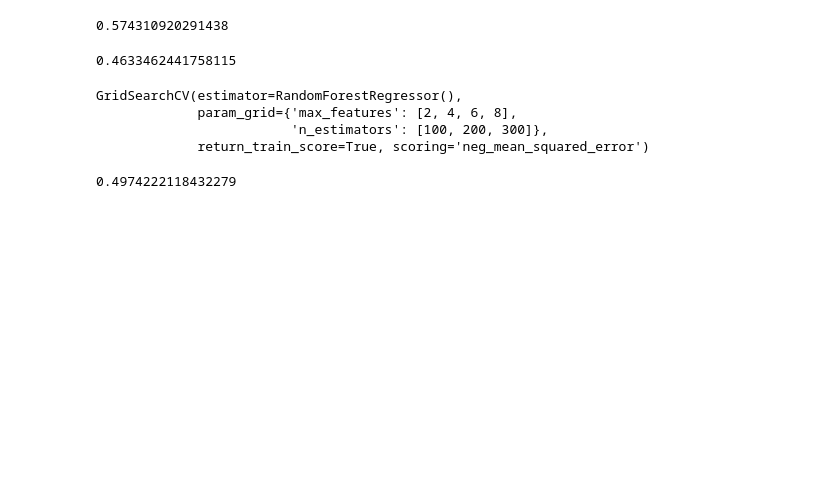
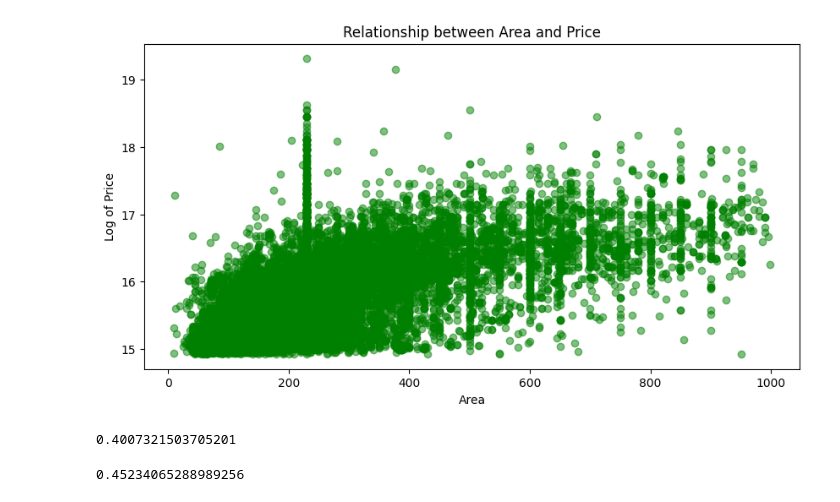
Before and after one commit to faris-agour/house-price-prediction, a Jupyter notebook: project.ipynb, the cells around one changed output. Saved outputs shown, nothing was run; the diff lists cells and outputs as text; code cells hidden in the pictures; blank space fills up the shorter version.

Commit message:
feat:Enhance the model

```diff
--- a/project.ipynb
+++ b/project.ipynb
@@ -91,39 +114,47 @@ from sklearn.preprocessing import StandardScaler
+# %%
+# Plot relationship between Area and Log Of Price
+
+plt.figure(figsize=(10, 5))
+plt.scatter(X['Area'], df["Price_log"], alpha=.5, c="g")
+plt.title('Relationship between Area and Price')
+plt.xlabel('Area')
+plt.ylabel('Log of Price')
+plt.show()
+# %% [output]
+[figure, added]
+# %%
+# Modeling the data
+
+from sklearn.linear_model import LinearRegression
+
+lm = LinearRegression()
+lm.fit(X_train, y_train)
+print(lm.score(X_test, y_test))
+y1_pred = lm.predict(X_test)
+# %% [output]
+0.4007321503705201
 # %%
-# To improve or enhance our res
+# Evaluate our model
+
+from sklearn.preprocessing import PolynomialFeatures
+from sklearn.preprocessing import StandardScaler
+
 poly = PolynomialFeatures(degree=2, include_bias=False)
 X_train_poly = poly.fit_transform(X_train)
 X_test_poly = poly.transform(X_test)
 
 lm.fit(X_train_poly, y_train)
 print(lm.score(X_test_poly, y_test))
+y2_pred = lm.predict(X_test_poly)
 # %% [output]
-0.574310920291438
+0.45234065288989256
 # %%
-# to optimize and get best estimators we use gridsearch
+# Other method for the evaluation
+
 from sklearn.ensemble import RandomForestRegressor
 from sklearn.model_selection import GridSearchCV
+
 forest = RandomForestRegressor()
 forest.fit(X_train, y_train)
 forest.score(X_test,y_test)
+y3_pred = forest.predict(X_test)
-# %% [output]
-0.4633462441758115
-# %%
-forest = RandomForestRegressor()
-param_grid = {
-        "n_estimators": [100,200,300],  # Different numbers of trees in the forest
-         "max_features": [2,4,6,8],
-}
-grid_search = GridSearchCV(
-    forest, param_grid, scoring="neg_mean_squared_error",return_train_score=True
-)
-
-grid_search.fit(X_train, y_train)
-# %% [output]
-GridSearchCV(estimator=RandomForestRegressor(),
-             param_grid={'max_features': [2, 4, 6, 8],
-                         'n_estimators': [100, 200, 300]},
-             return_train_score=True, scoring='neg_mean_squared_error')
-# %%
-grid_search.best_estimator_.score(X_test, y_test)
-# %% [output]
-0.4974222118432279
```
Also changed, not shown: parts of 18 cells of this notebook.
